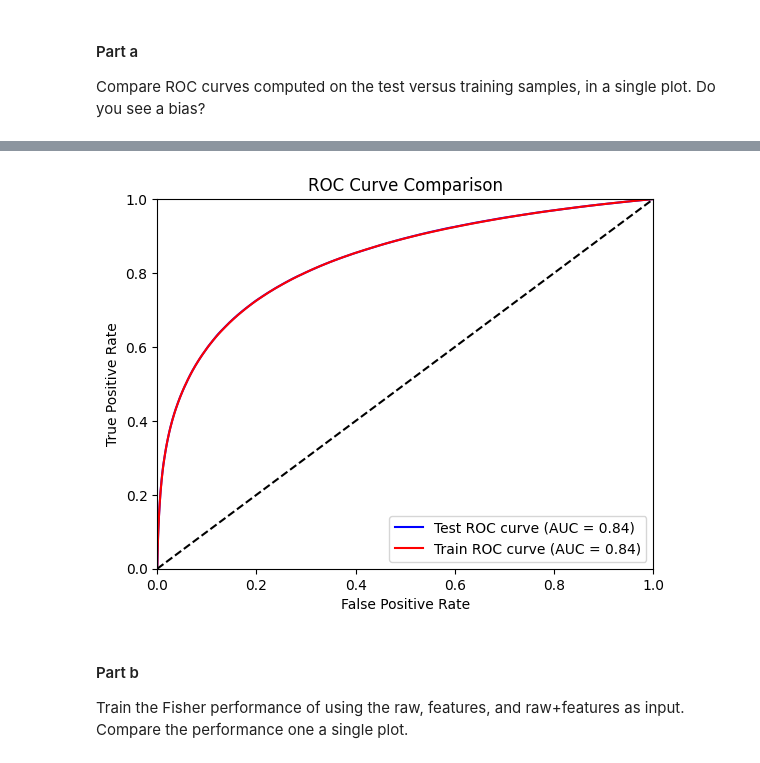
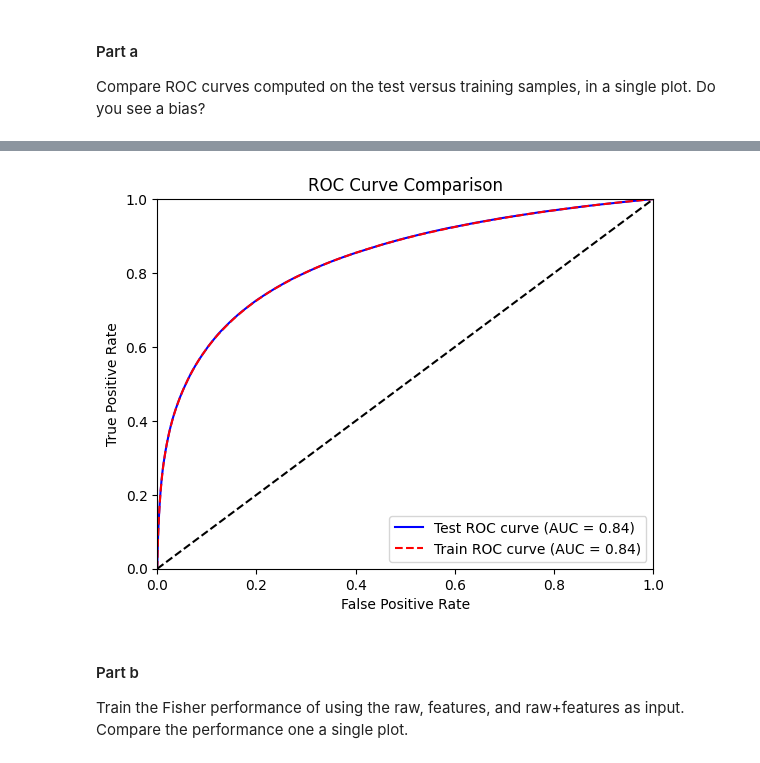
Before and after one commit to reese-quinto/DATA3402.Spring23, a Jupyter notebook: Labs/Lab.06/Lab06_deliverable.ipynb, the cells around one changed output, grey strips where cells are left out. Drawn from its saved outputs; the diff is of its cells as text; code cells hidden in the pictures.

```diff
--- a/Labs/Lab.06/Lab06_deliverable.ipynb
+++ b/Labs/Lab.06/Lab06_deliverable.ipynb
@@ -130,29 +180,30 @@ TPR,bins_sig,_=plt.hist(Fisher.decision_function(Test_sig[VarNames[1:]]),bins=10
 # %%
+
 import matplotlib.pyplot as plt
 from sklearn.metrics import roc_curve, auc
 
 # Compute ROC curve for test data
 fpr_test, tpr_test, _ = roc_curve(y_Test, Fisher.decision_function(X_Test))
 roc_auc_test = auc(fpr_test, tpr_test)
 
 # Compute ROC curve for training data
 fpr_train, tpr_train, _ = roc_curve(y_Train, Fisher.decision_function(X_Train))
 roc_auc_train = auc(fpr_train, tpr_train)
 
 # Plot ROC curves
 plt.figure()
 plt.plot(fpr_test, tpr_test, color='blue', label='Test ROC curve (AUC = %0.2f)' % roc_auc_test)
-plt.plot(fpr_train, tpr_train, color='red', label='Train ROC curve (AUC = %0.2f)' % roc_auc_train)
+plt.plot(fpr_train, tpr_train, color='red',linestyle='--', label='Train ROC curve (AUC = %0.2f)' % roc_auc_train)
 plt.plot([0, 1], [0, 1], color='black', linestyle='--')
 plt.xlim([0.0, 1.0])
 plt.ylim([0.0, 1.0])
 plt.xlabel('False Positive Rate')
 plt.ylabel('True Positive Rate')
 plt.title('ROC Curve Comparison')
 plt.legend(loc='lower right')
 plt.show()
 # %% [output]
-[figure, old version]
+[figure, new version]
 # %% [markdown]
 #### Part b
 
```
Also changed, not shown: parts of 6 cells of this notebook.
